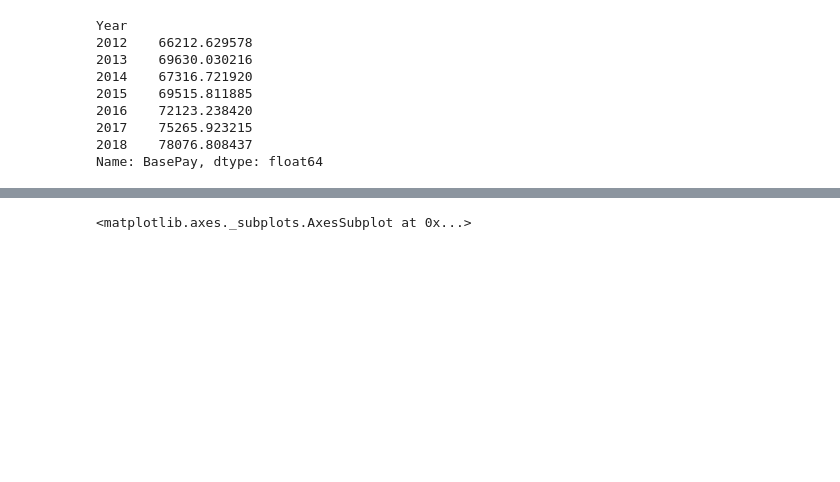
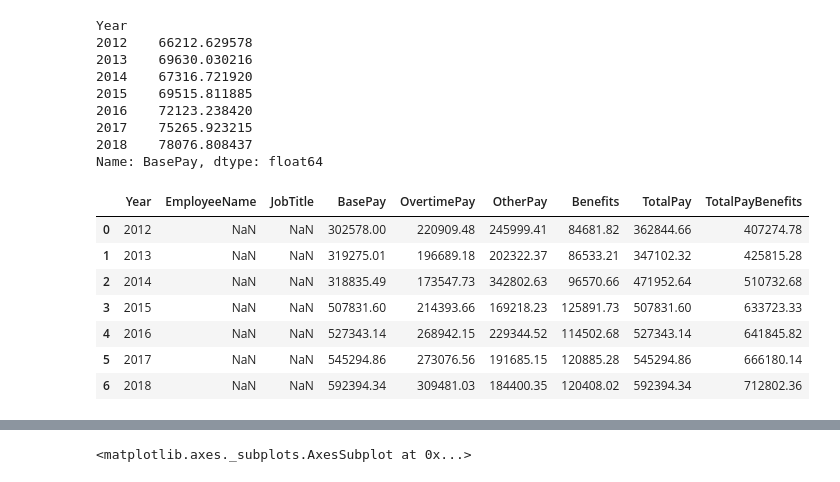
Before and after one commit to cedricbansah/san-francisco-eda, a Jupyter notebook: san-francisco-eda.ipynb, the cells around one changed output, grey strips where cells are left out. Saved outputs shown, nothing was run; the diff lists cells and outputs as text; code cells hidden in the pictures; blank space fills up the shorter version.

```diff
--- a/san-francisco-eda.ipynb
+++ b/san-francisco-eda.ipynb
@@ -160,3 +160,14 @@ Year
 2017    75265.923215
 2018    78076.808437
 Name: BasePay, dtype: float64
+# %%
+data.groupby(by='Year').max().reset_index()
+# %% [output]
+|  | Year | EmployeeName | JobTitle | BasePay | OvertimePay | OtherPay | Benefits | TotalPay | TotalPayBenefits |
+| 0 | 2012 | NaN | NaN | 302578.00 | 220909.48 | 245999.41 | 84681.82 | 362844.66 | 407274.78 |
+| 1 | 2013 | NaN | NaN | 319275.01 | 196689.18 | 202322.37 | 86533.21 | 347102.32 | 425815.28 |
+| 2 | 2014 | NaN | NaN | 318835.49 | 173547.73 | 342802.63 | 96570.66 | 471952.64 | 510732.68 |
+| 3 | 2015 | NaN | NaN | 507831.60 | 214393.66 | 169218.23 | 125891.73 | 507831.60 | 633723.33 |
+| 4 | 2016 | NaN | NaN | 527343.14 | 268942.15 | 229344.52 | 114502.68 | 527343.14 | 641845.82 |
+| 5 | 2017 | NaN | NaN | 545294.86 | 273076.56 | 191685.15 | 120885.28 | 545294.86 | 666180.14 |
+| 6 | 2018 | NaN | NaN | 592394.34 | 309481.03 | 184400.35 | 120408.02 | 592394.34 | 712802.36 |
```
Also changed, not shown: parts of 6 cells of this notebook.
